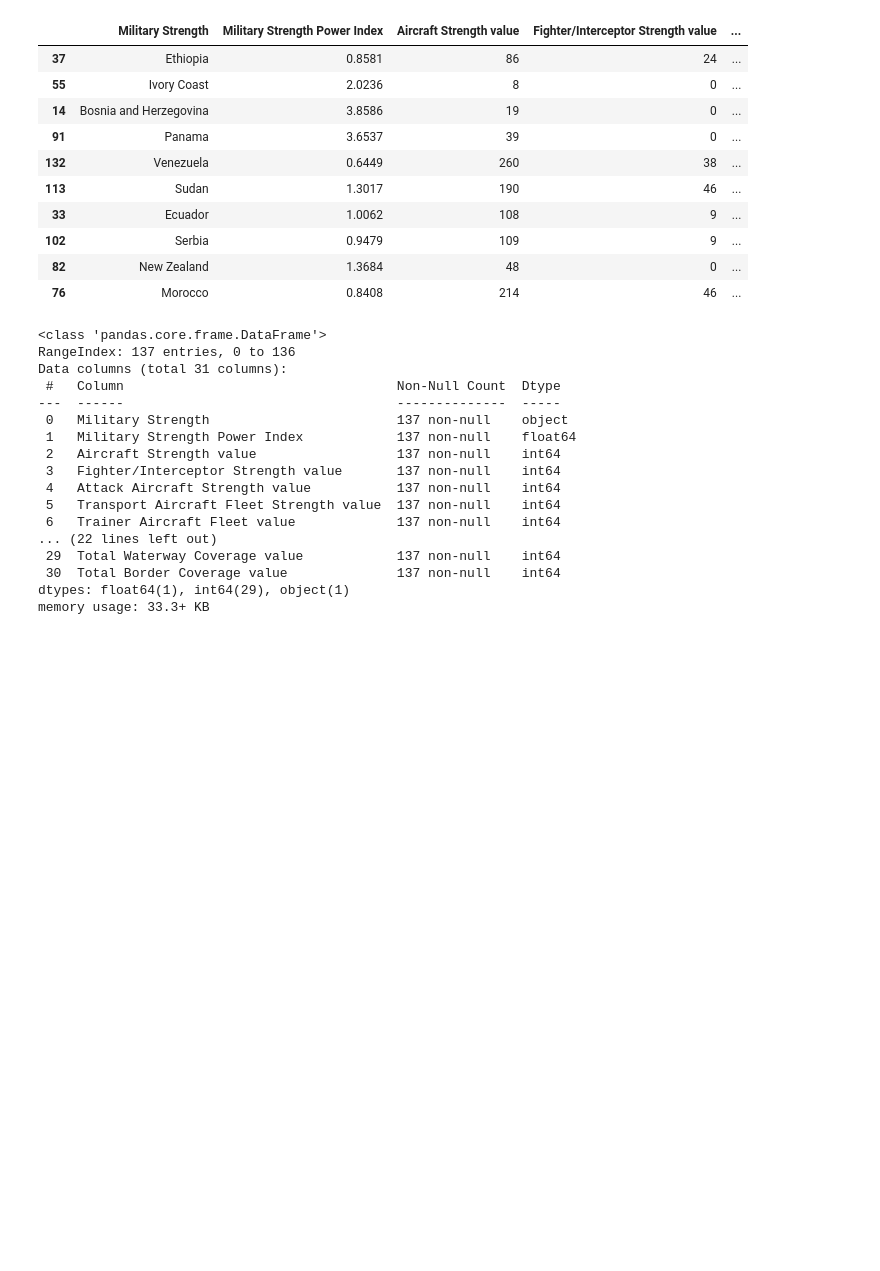
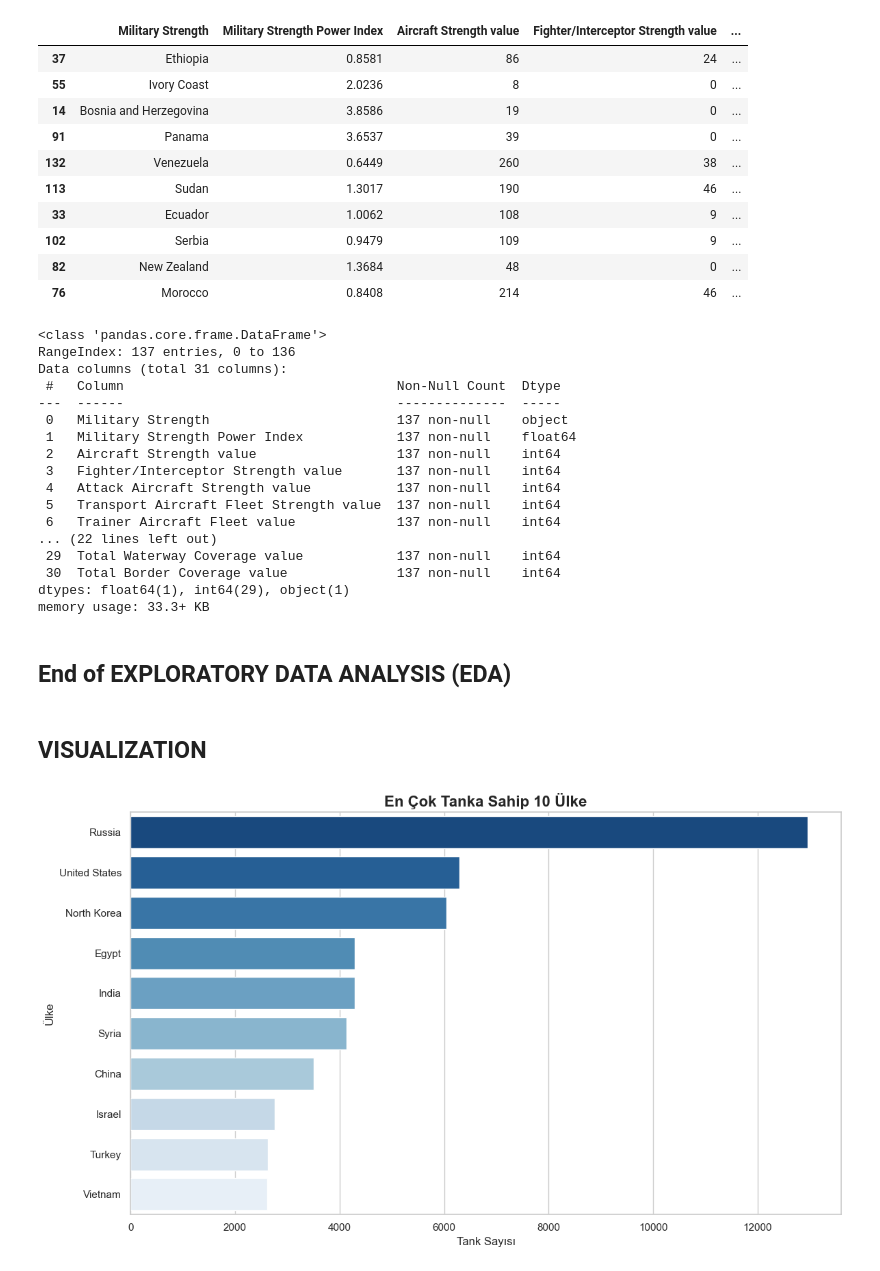
Before and after one commit to mmeliht/Artificial_Intelligence_Course, a Jupyter notebook: week3_homework/World military power/World military power Project.ipynb, the cells around one changed output. Saved outputs shown, nothing was run; the diff lists cells and outputs as text; code cells hidden in the pictures; blank space fills up the shorter version.

Commit message:
End Of VISUALIZATION

```diff
--- a/week3_homework/World military power/World military power Project.ipynb
+++ b/week3_homework/World military power/World military power Project.ipynb
@@ -197,0 +200,23 @@ memory usage: 33.3+ KB
+# %% [markdown]
+## End of EXPLORATORY DATA ANALYSIS (EDA)
+# %% [markdown]
+## VISUALIZATION
+# %%
+import matplotlib.pyplot as plt
+import seaborn as sns
+
+# Stil ayarları
+sns.set_theme(style="whitegrid")
+plt.rcParams["font.size"] = 12
+# %%
+top_tanks = df[[df.columns[0], "Tank Strength value"]].sort_values(by="Tank Strength value", ascending=False).head(10)
+
+plt.figure(figsize=(12, 7))
+sns.barplot(data=top_tanks, y=df.columns[0], x="Tank Strength value", palette="Blues_r")
+plt.title("En Çok Tanka Sahip 10 Ülke", fontsize=16, weight='bold')
+plt.xlabel("Tank Sayısı")
+plt.ylabel("Ülke")
+plt.tight_layout()
+plt.show()
+# %% [output]
+[figure, added]
```
Also changed, not shown: parts of 5 cells of this notebook.
